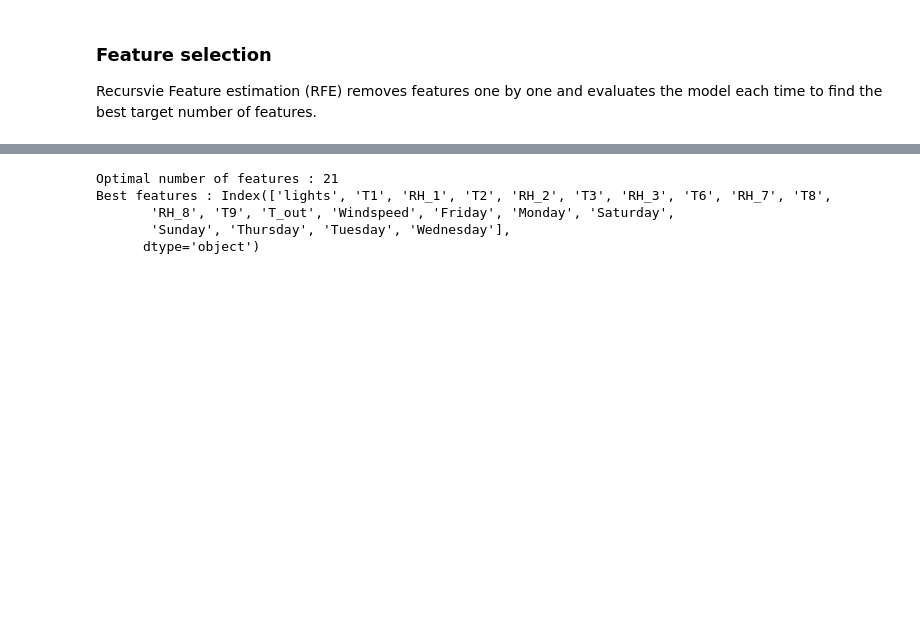
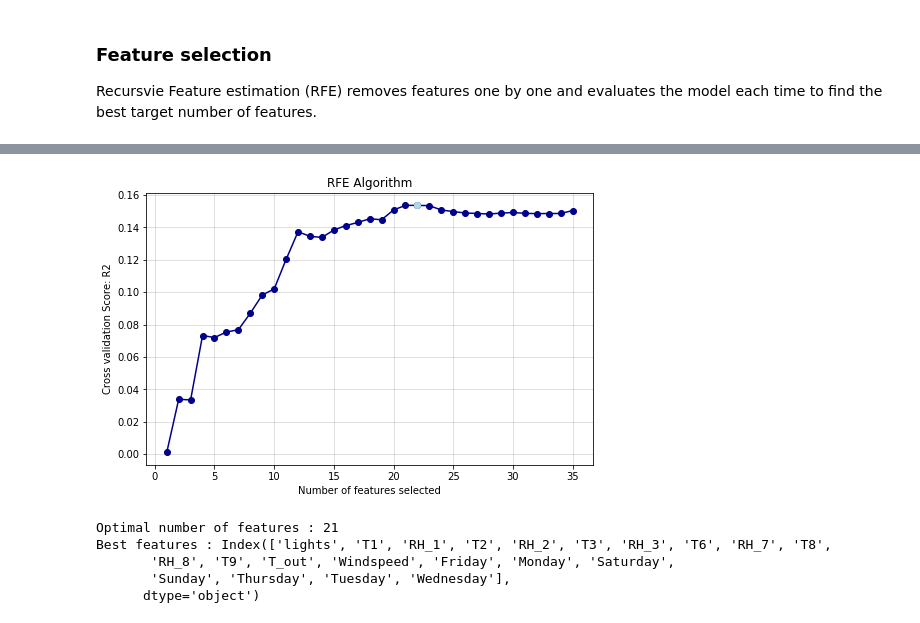
Before and after one commit to arianaroz/comp257-portfolio-2019, a Jupyter notebook: Portfolio 2.ipynb, the cells around one changed output, grey strips where cells are left out. Cells and saved outputs as stored; diff of their text form; code cells hidden in the pictures; blank space fills up the shorter version.

```diff
--- a/Portfolio 2.ipynb
+++ b/Portfolio 2.ipynb
@@ -452,6 +459,5 @@ from sklearn.feature_selection import RFECV
 # %%
 model = LinearRegression()
 k = StratifiedKFold(n_splits=10, random_state=42)
-rfecv = RFECV(estimator=model, step=1, cv=k, scoring='neg_mean_squared_error')
+rfecv = RFECV(estimator=model, step=1, cv=k, scoring='r2')
 rfecv = rfecv.fit(x_train, y_train)
-print('Optimal number of features :', rfecv.n_features_)
@@ -459,0 +479,16 @@ Optimal number of features : 21
+# %%
+# Plot number of features VS. cross-validation scores R2
+plt.figure(figsize=(8,5))
+plt.xlabel("Number of features selected")
+plt.ylabel("Cross validation Score: R2")
+plt.title('RFE Algorithm')
+
+g = plt.plot(range(1, len(rfecv.grid_scores_) + 1),rfecv.grid_scores_, marker='o',color='darkblue')
+plt.grid(alpha=0.5)
+
+xvalues = g[0].get_xdata()
+yvalues = g[0].get_ydata()
+plt.plot(xvalues[21],yvalues[21], marker="o", color='lightblue')
+plt.show()
+# %% [output]
+[figure, added]
```
Also changed, not shown: parts of 25 cells of this notebook.
